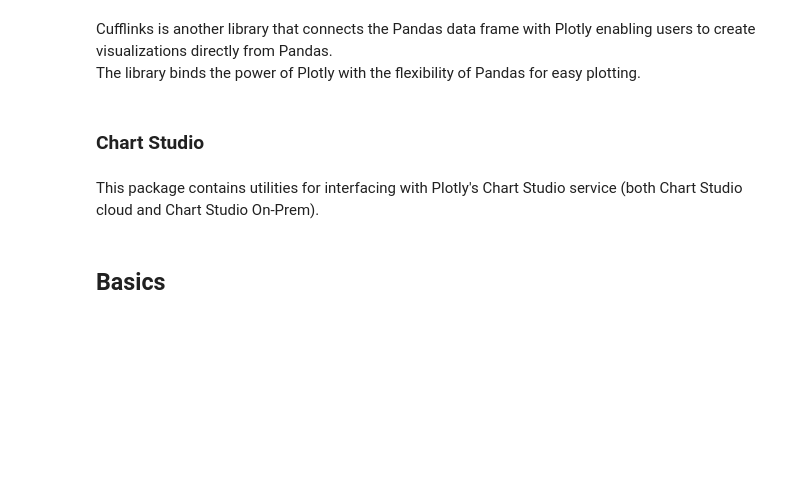
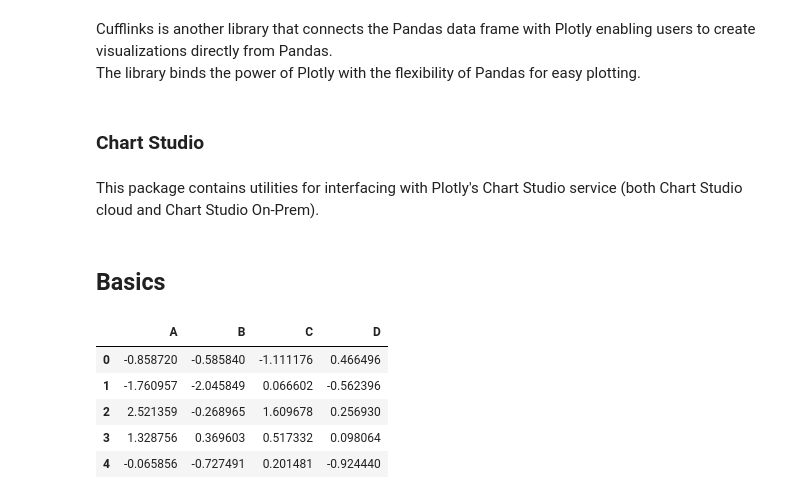
Before and after one commit to chikoungoun/Plotly-Essentials, a Jupyter notebook: Derek Banas Tuto.ipynb, the cells around one changed output. Cells and saved outputs as stored; diff of their text form; code cells hidden in the pictures; blank space fills up the shorter version.

```diff
--- a/Derek Banas Tuto.ipynb
+++ b/Derek Banas Tuto.ipynb
@@ -37,3 +37,15 @@ The library binds the power of Plotly with the flexibility of Pandas for easy pl
 This package contains utilities for interfacing with Plotly's Chart Studio service (both Chart Studio cloud and Chart Studio On-Prem).
 # %% [markdown]
 ## Basics
+# %%
+#Set up a basic Dataset for figuration difference
+arr1 = np.random.randn(50,4)
+df1 = pd.DataFrame(arr1,columns=['A','B','C','D'])
+df1.head()
+# %% [output]
+|  | A | B | C | D |
+| 0 | -0.858720 | -0.585840 | -1.111176 | 0.466496 |
+| 1 | -1.760957 | -2.045849 | 0.066602 | -0.562396 |
+| 2 | 2.521359 | -0.268965 | 1.609678 | 0.256930 |
+| 3 | 1.328756 | 0.369603 | 0.517332 | 0.098064 |
+| 4 | -0.065856 | -0.727491 | 0.201481 | -0.924440 |
```
Also changed, not shown: parts of 2 cells of this notebook.
